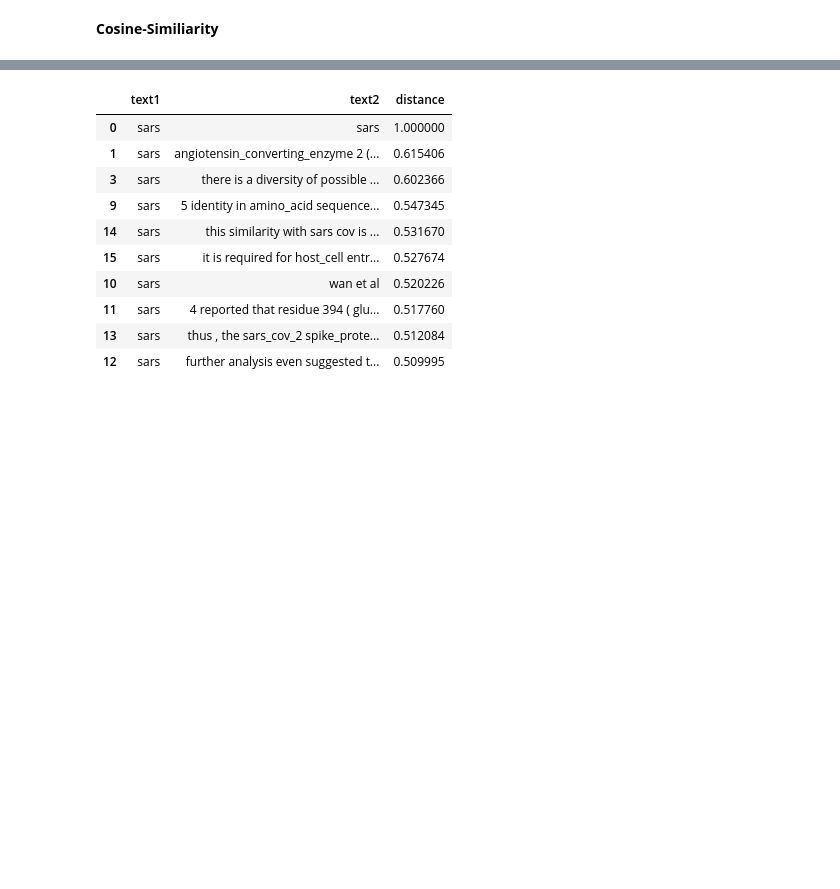
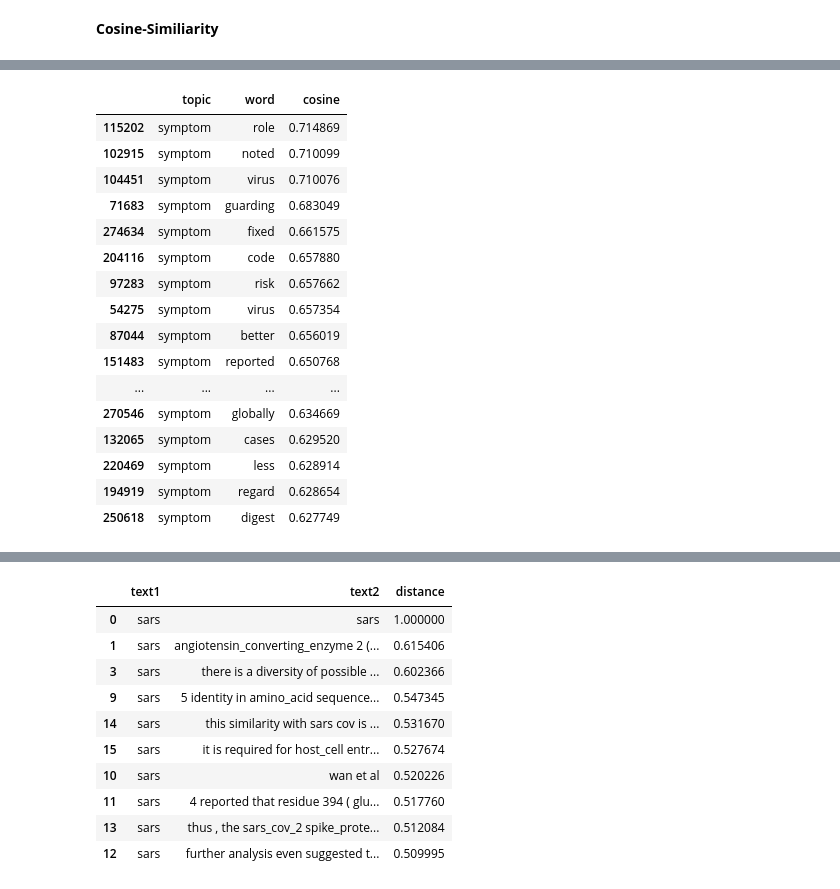
Before and after one commit to pkargupta/multidimsearch, a Jupyter notebook: main.ipynb, the cells around one changed output, grey strips where cells are left out. Drawn from its saved outputs; the diff is of its cells as text; code cells hidden in the pictures; blank space fills up the shorter version.

Commit message:
chunking + matrix cosine similarity

```diff
--- a/main.ipynb
+++ b/main.ipynb
@@ -102,0 +160,3 @@ split_text.insert(0, word)
+# %%
+chunks = chunkize(docs, limit=100)
+print(chunks.shape)
@@ -122,0 +168,14 @@ len(target_word_embeddings)
+# %%
+word_embeddings = None # shape: (# words, 768)
+all_words = []
+add_topics = True
+
+for chunk in tqdm(chunks):
+    tokens_tensor, segments_tensors = tokenize(chunk)
+    list_token_embeddings = np.array(get_bert_embeddings(tokens_tensor, segments_tensors, model)) # shape: (512 tokens in chunk, 768)
+    all_words.extend(chunk)
+
+    if word_embeddings is None:
+        word_embeddings = list_token_embeddings
+    else:
+        word_embeddings = np.append(word_embeddings, list_token_embeddings, axis=0)
@@ -124,0 +194,17 @@ len(target_word_embeddings)
+# %%
+topic_col = []
+word_col = []
+cos_col = []
+
+for i in tqdm(np.arange(len(all_topics))):
+    topic_col.extend(np.repeat(all_topics[i], len(all_words)))
+    word_col.extend(all_words)
+    cos_col.extend(cosine_similarity(word_embeddings[i].reshape(1, -1), word_embeddings).reshape(-1, 1))
+
+
+topic_col = np.array(topic_col)
+word_col = np.array(word_col)
+cos_col = np.array(cos_col).reshape((-1, ))
+
+data = np.array([topic_col, word_col, cos_col]).T
+cosine_df = pd.DataFrame(data, columns=['topic', 'word', 'cosine'])
@@ -124,0 +231,8 @@ len(target_word_embeddings)
+# %%
+cosine_df["cosine"] = pd.to_numeric(cosine_df["cosine"])
+word_df = cosine_df[(cosine_df.word != "[CLS]")
+                    & (cosine_df.word != "[SEP]")
+                    & (cosine_df.word.str.len() > 3)
+                    & ~(cosine_df.word.isin(all_topics))].sort_values(by=['cosine'], ascending=False)
+word_df = word_df[word_df.word.str.isalnum()]
+word_df.head(10)
@@ -124,0 +251,20 @@ len(target_word_embeddings)
+# %%
+word_df.head(30)
+# %% [output]
+|  | topic | word | cosine |
+| 115202 | symptom | role | 0.714869 |
+| 102915 | symptom | noted | 0.710099 |
+| 104451 | symptom | virus | 0.710076 |
+| 71683 | symptom | guarding | 0.683049 |
+| 274634 | symptom | fixed | 0.661575 |
+| 204116 | symptom | code | 0.657880 |
+| 97283 | symptom | risk | 0.657662 |
+| 54275 | symptom | virus | 0.657354 |
+| 87044 | symptom | better | 0.656019 |
+| 151483 | symptom | reported | 0.650768 |
+| ... | ... | ... | ... |
+| 270546 | symptom | globally | 0.634669 |
+| 132065 | symptom | cases | 0.629520 |
+| 220469 | symptom | less | 0.628914 |
+| 194919 | symptom | regard | 0.628654 |
+| 250618 | symptom | digest | 0.627749 |
```
Also changed, not shown: parts of 25 cells of this notebook.
